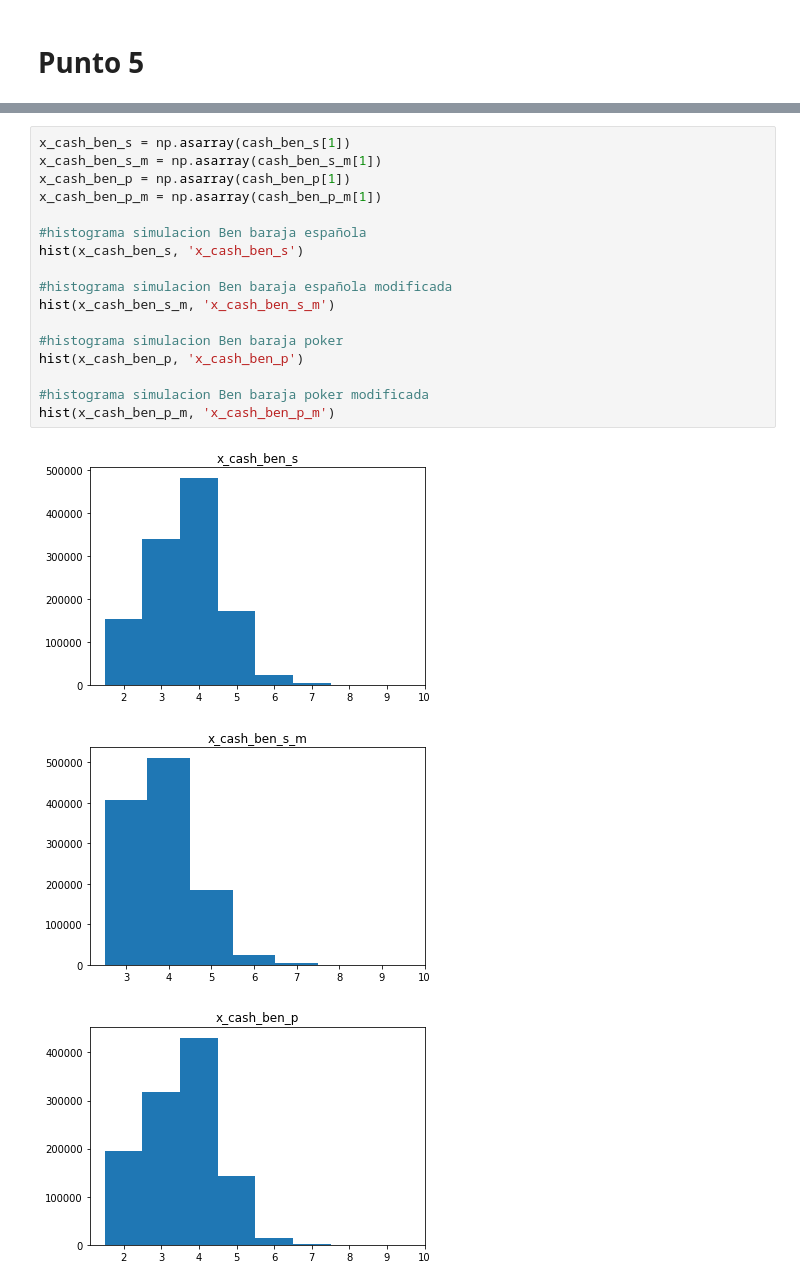
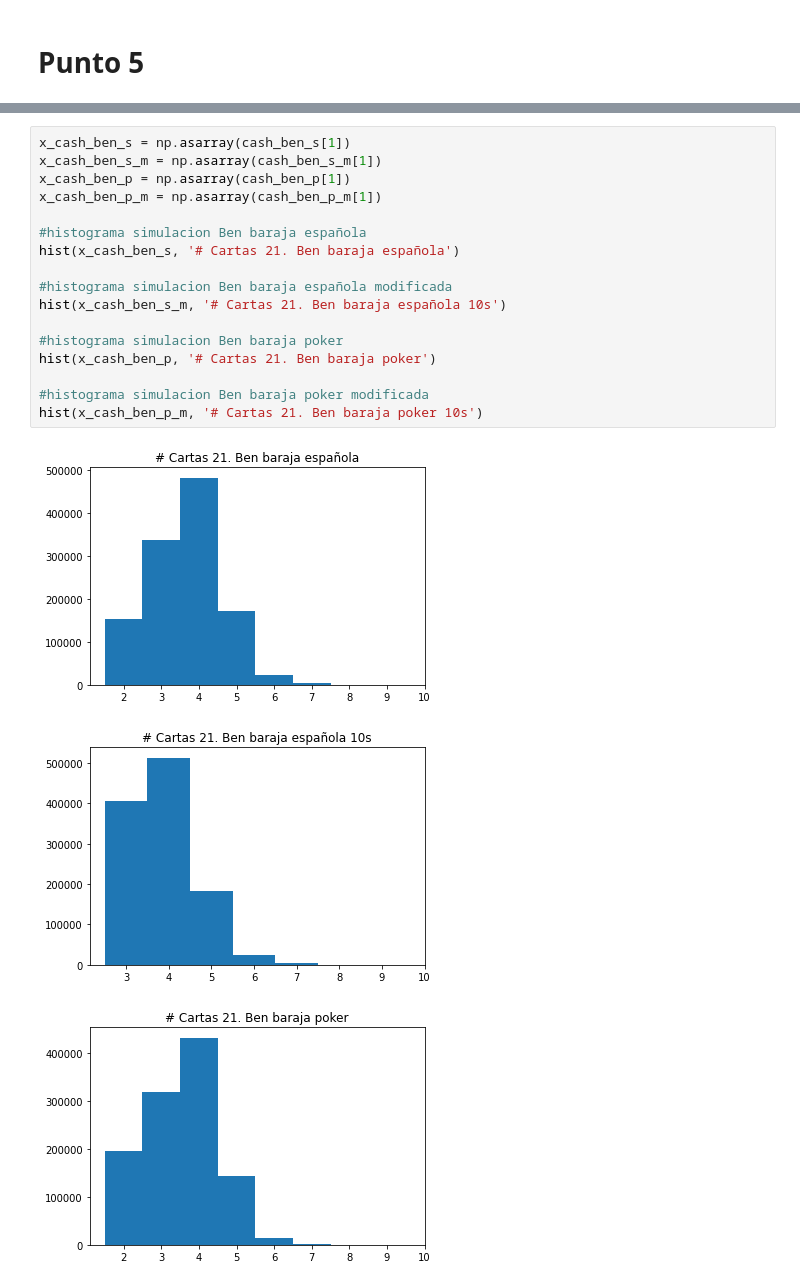
Before and after one commit to z4yross/AlgorithmsUN2020II, a Jupyter notebook: lab 4/21BlackjackGrClass2StGrooup30.ipynb, the cells around one changed output, grey strips where cells are left out. Saved outputs shown, nothing was run; the diff lists cells and outputs as text.

```diff
--- a/lab 4/21BlackjackGrClass2StGrooup30.ipynb
+++ b/lab 4/21BlackjackGrClass2StGrooup30.ipynb
@@ -329,21 +329,21 @@ ben cash poker mod deck  : $ 130.11 Total games: 6000000
 # %%
 x_cash_ben_s = np.asarray(cash_ben_s[1])
 x_cash_ben_s_m = np.asarray(cash_ben_s_m[1])
 x_cash_ben_p = np.asarray(cash_ben_p[1])
 x_cash_ben_p_m = np.asarray(cash_ben_p_m[1])
 
 #histograma simulacion Ben baraja española
-hist(x_cash_ben_s, 'x_cash_ben_s')
+hist(x_cash_ben_s, '# Cartas 21. Ben baraja española')
 
 #histograma simulacion Ben baraja española modificada
-hist(x_cash_ben_s_m, 'x_cash_ben_s_m')
+hist(x_cash_ben_s_m, '# Cartas 21. Ben baraja española 10s')
 
 #histograma simulacion Ben baraja poker
-hist(x_cash_ben_p, 'x_cash_ben_p')
+hist(x_cash_ben_p, '# Cartas 21. Ben baraja poker')
 
 #histograma simulacion Ben baraja poker modificada
-hist(x_cash_ben_p_m, 'x_cash_ben_p_m')
+hist(x_cash_ben_p_m, '# Cartas 21. Ben baraja poker 10s')
 # %% [output]
-[figure, old version]
+[figure, new version]
-[figure, old version]
+[figure, new version]
-[figure, old version]
+[figure, new version]
```
Also changed, not shown: parts of 9 cells of this notebook.
